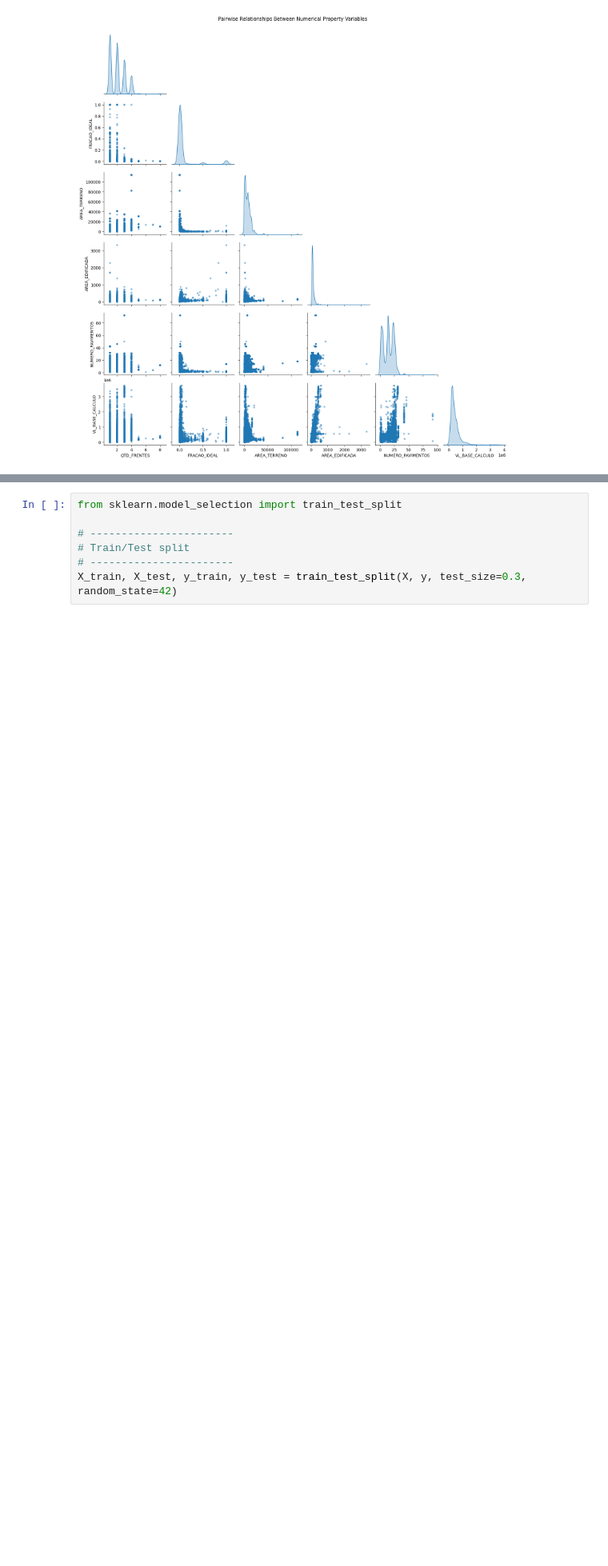
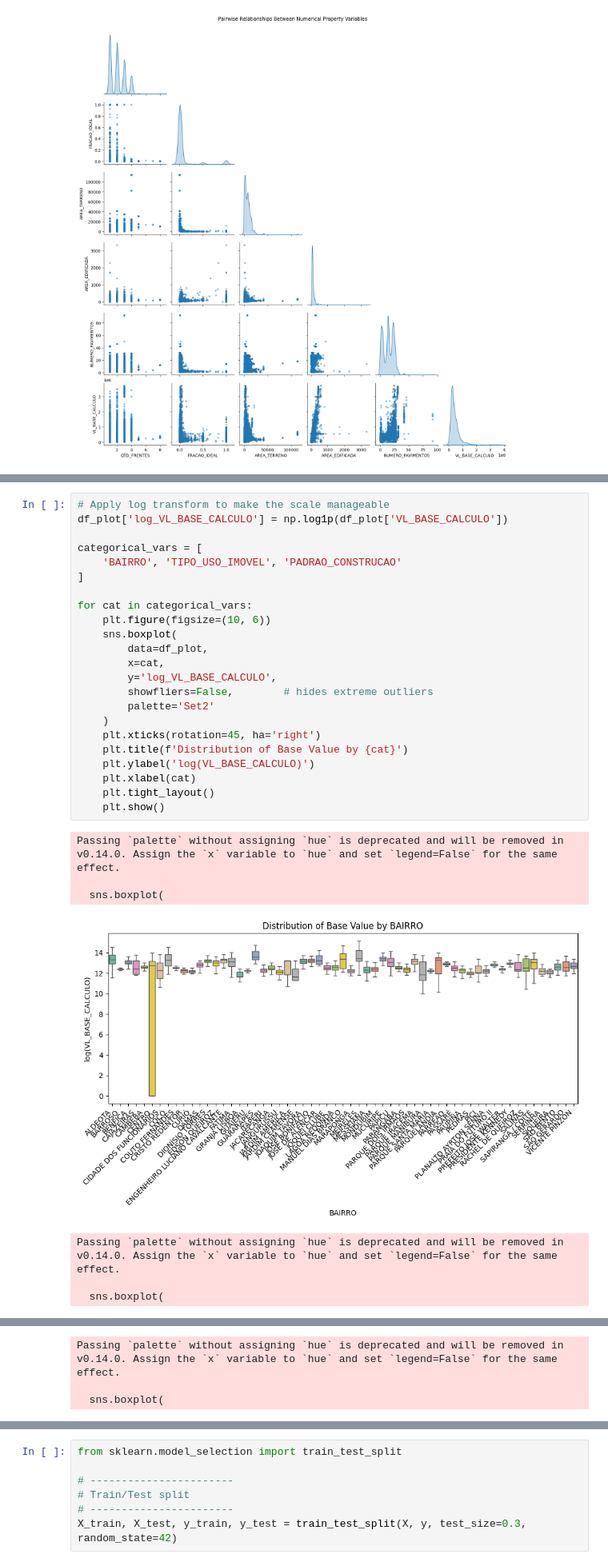
Before and after one commit to lsampaiorocha/housing-prices-Fortaleza, a Jupyter notebook: notebooks/analysis.ipynb, the cells around one changed output, grey strips where cells are left out. Shown at 80% size. Cells and saved outputs as stored; diff of their text form; blank space fills up the shorter version.

```diff
--- a/notebooks/analysis.ipynb
+++ b/notebooks/analysis.ipynb
@@ -888,0 +532,31 @@ p-value: 0.00001
+# %%
+# Apply log transform to make the scale manageable
+df_plot['log_VL_BASE_CALCULO'] = np.log1p(df_plot['VL_BASE_CALCULO'])
+
+categorical_vars = [
+    'BAIRRO', 'TIPO_USO_IMOVEL', 'PADRAO_CONSTRUCAO'
+]
+
+for cat in categorical_vars:
+    plt.figure(figsize=(10, 6))
+    sns.boxplot(
+        data=df_plot,
+        x=cat,
+        y='log_VL_BASE_CALCULO',
+        showfliers=False,        # hides extreme outliers
+        palette='Set2'
+    )
+    plt.xticks(rotation=45, ha='right')
+    plt.title(f'Distribution of Base Value by {cat}')
+    plt.ylabel('log(VL_BASE_CALCULO)')
+    plt.xlabel(cat)
+    plt.tight_layout()
+    plt.show()
+# %% [output]
+Passing `palette` without assigning `hue` is deprecated and will be removed in v0.14.0. Assign the `x` variable to `hue` and set `legend=False` for the same effect.
+
+  sns.boxplot(
+[figure, added]
+Passing `palette` without assigning `hue` is deprecated and will be removed in v0.14.0. Assign the `x` variable to `hue` and set `legend=False` for the same effect.
+
+  sns.boxplot(
@@ -888,0 +564,3 @@ p-value: 0.00001
+Passing `palette` without assigning `hue` is deprecated and will be removed in v0.14.0. Assign the `x` variable to `hue` and set `legend=False` for the same effect.
+
+  sns.boxplot(
```
Also changed, not shown: parts of 54 cells of this notebook, 15 other files.
